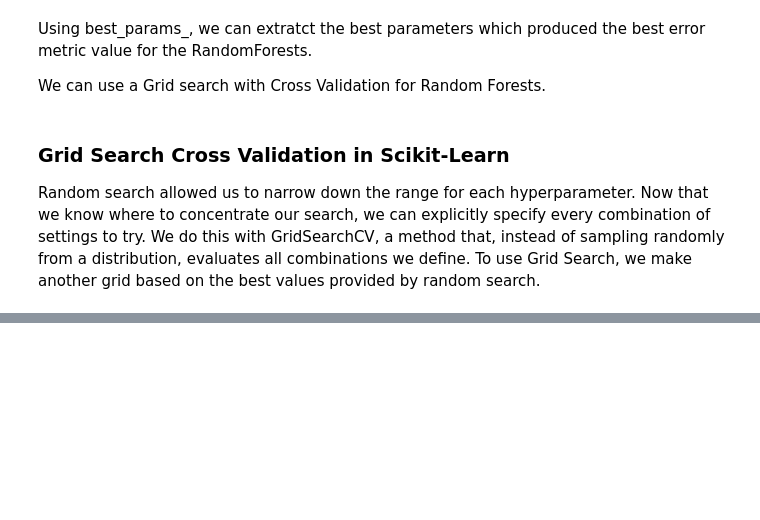
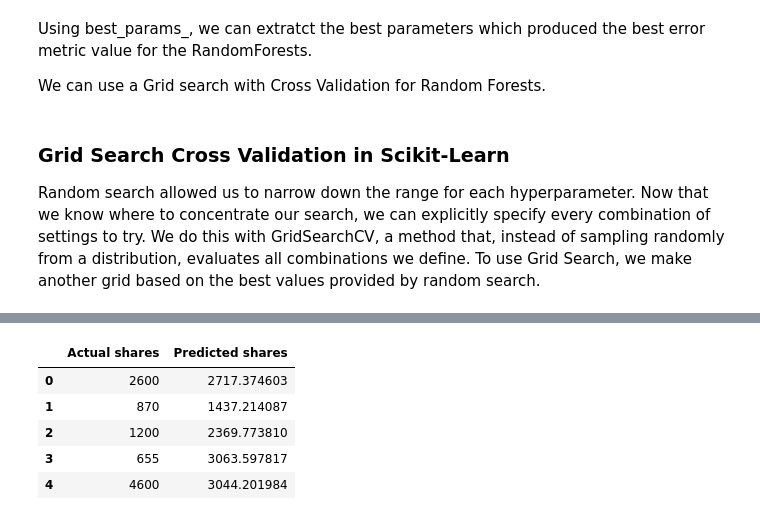
Before and after one commit to ajdatahub/ProjectDS, a Jupyter notebook: Predicting Online News Popularity/Predicting Popularity of Online News.ipynb, the cells around one changed output, grey strips where cells are left out. Cells and saved outputs as stored; diff of their text form; code cells hidden in the pictures; blank space fills up the shorter version.

```diff
--- a/Predicting Online News Popularity/Predicting Popularity of Online News.ipynb
+++ b/Predicting Online News Popularity/Predicting Popularity of Online News.ipynb
@@ -578,0 +619,12 @@ work in progress...
+# %%
+final_shares = pd.DataFrame(predictions,actual_shares)
+final_shares.reset_index(level=0, inplace=True)
+final_shares = final_shares.rename(index=str, columns={"index": "Actual shares", 0: "Predicted shares"})
+final_shares.head()
+# %% [output]
+|  | Actual shares | Predicted shares |
+| 0 | 2600 | 2717.374603 |
+| 1 | 870 | 1437.214087 |
+| 2 | 1200 | 2369.773810 |
+| 3 | 655 | 3063.597817 |
+| 4 | 4600 | 3044.201984 |
```
Also changed, not shown: parts of 17 cells of this notebook.
